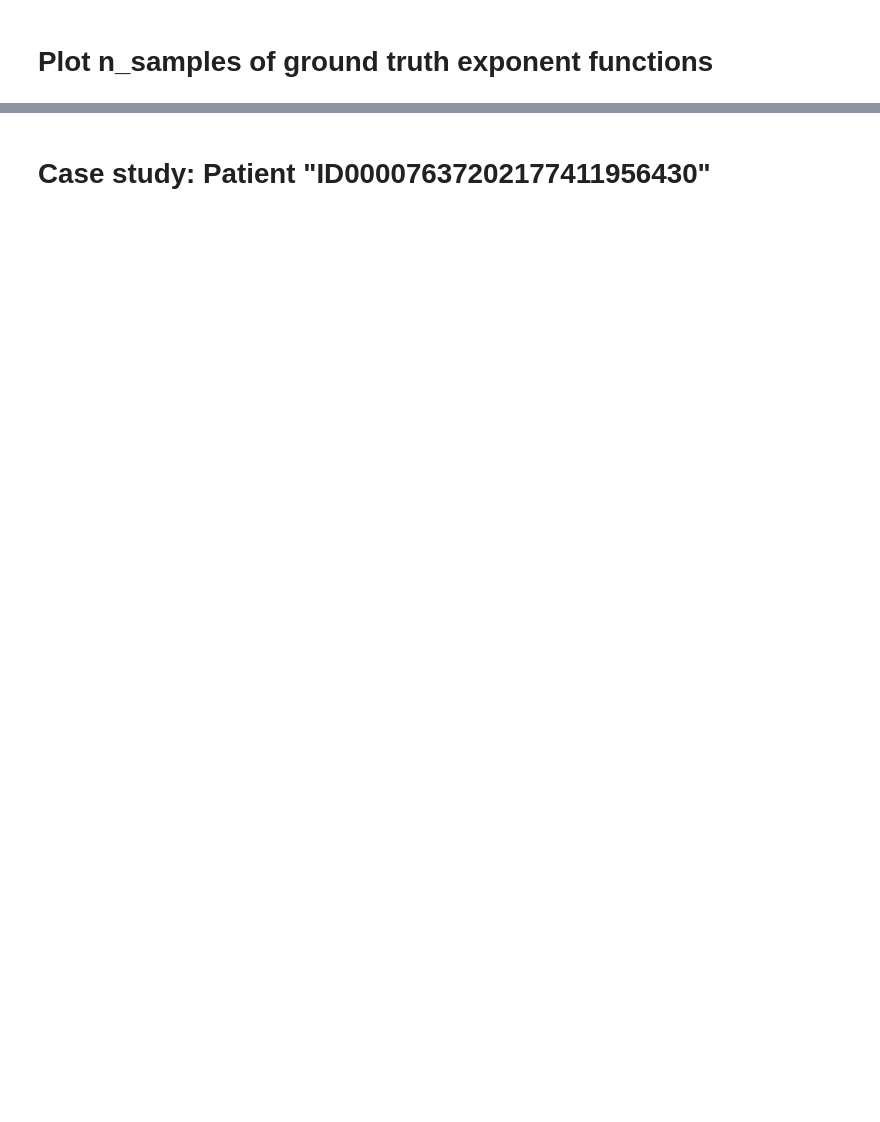
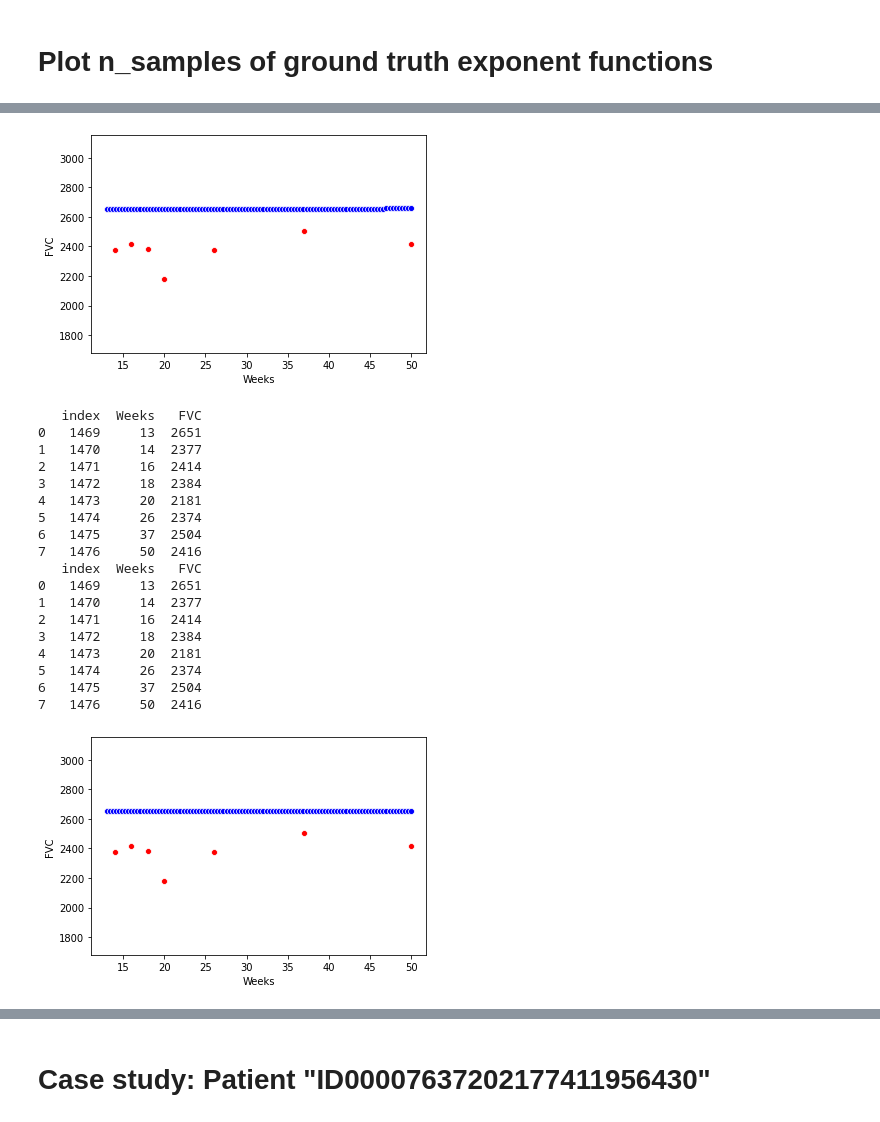
Before and after one commit to omerhac/osic-fibrosis, a Jupyter notebook: exponent_functions_eda.ipynb, the cells around one changed output, grey strips where cells are left out. Saved outputs shown, nothing was run; the diff lists cells and outputs as text; code cells hidden in the pictures; blank space fills up the shorter version.

```diff
--- a/exponent_functions_eda.ipynb
+++ b/exponent_functions_eda.ipynb
@@ -158,0 +217,36 @@ for id in train_table["Patient"].unique()[20:30]:
+# %%
+# ID00408637202308839708961
+id = "ID00408637202308839708961"
+visualize.plot_patient_exp(id, exp_function=func_dict[id])
+hist = table_data.get_fvc_hist(train_table, id)
+
+# remove outliers
+hist_corrected = remove_outlier(hist)
+hist_corrected = remove_outlier(hist)
+# fit second exponent
+i_week, i_fvc = table_data.get_initial_fvc(id)
+k = get_patient_fvc_exp(hist_corrected)
+new_exp = predict.ExpFunc(i_fvc, k, i_week)
+
+visualize.plot_patient_exp(id, exp_function=new_exp)
+# %% [output]
+[figure, added]
+   index  Weeks   FVC
+0   1469     13  2651
+1   1470     14  2377
+2   1471     16  2414
+3   1472     18  2384
+4   1473     20  2181
+5   1474     26  2374
+6   1475     37  2504
+7   1476     50  2416
+   index  Weeks   FVC
+0   1469     13  2651
+1   1470     14  2377
+2   1471     16  2414
+3   1472     18  2384
+4   1473     20  2181
+5   1474     26  2374
+6   1475     37  2504
+7   1476     50  2416
+[figure, added]
```
Also changed, not shown: parts of 16 cells of this notebook.
